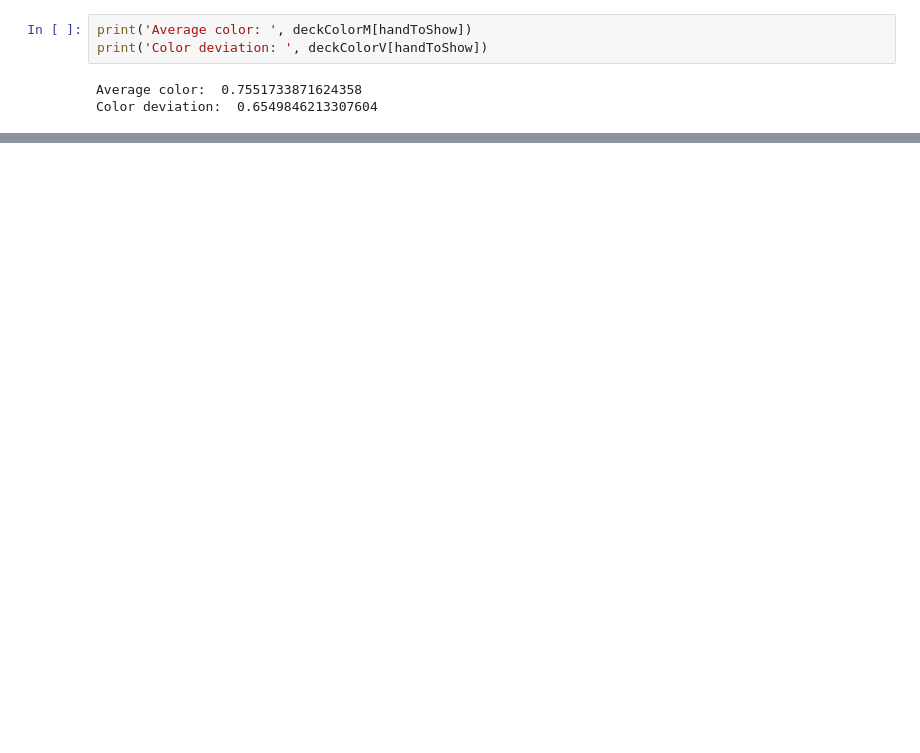
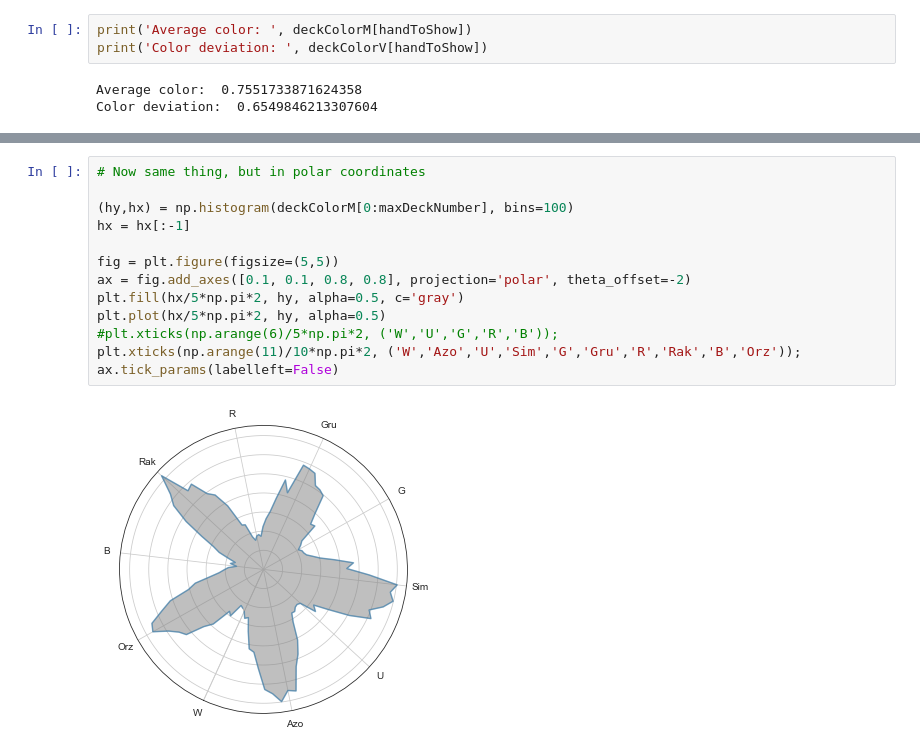
Before and after one commit to khakhalin/MTG, a Jupyter notebook: Arseny/guilds.ipynb, the cells around one changed output, grey strips where cells are left out. Saved outputs shown, nothing was run; the diff lists cells and outputs as text; blank space fills up the shorter version.

Commit message:
Polar guild analysis

```diff
--- a/Arseny/guilds.ipynb
+++ b/Arseny/guilds.ipynb
@@ -199,3 +208,18 @@ plt.xticks(np.arange(6), ('W','U','G','R','B'));
+# %%
+# Now same thing, but in polar coordinates
+
+(hy,hx) = np.histogram(deckColorM[0:maxDeckNumber], bins=100)
+hx = hx[:-1]
+
+fig = plt.figure(figsize=(5,5))
+ax = fig.add_axes([0.1, 0.1, 0.8, 0.8], projection='polar', theta_offset=-2)
+plt.fill(hx/5*np.pi*2, hy, alpha=0.5, c='gray')
+plt.plot(hx/5*np.pi*2, hy, alpha=0.5)
+#plt.xticks(np.arange(6)/5*np.pi*2, ('W','U','G','R','B'));
+plt.xticks(np.arange(11)/10*np.pi*2, ('W','Azo','U','Sim','G','Gru','R','Rak','B','Orz'));
+ax.tick_params(labelleft=False)
+# %% [output]
+[figure, added]
 # %%
 #%matplotlib inline
 fig = plt.gcf()
```
Also changed, not shown: parts of 6 cells of this notebook, 2 other files.
